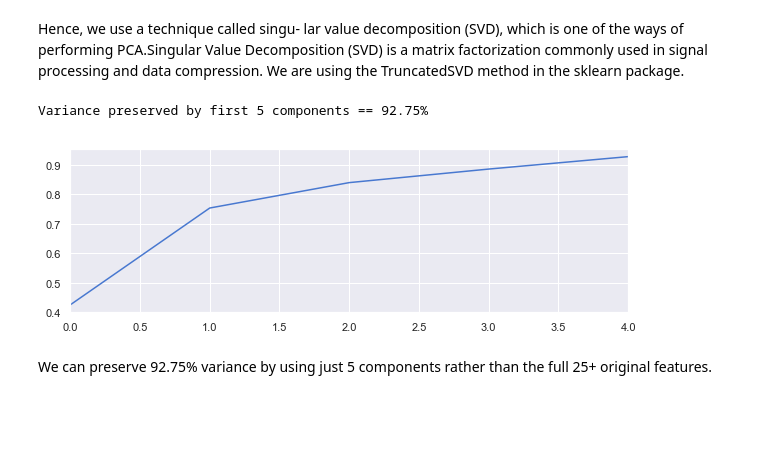
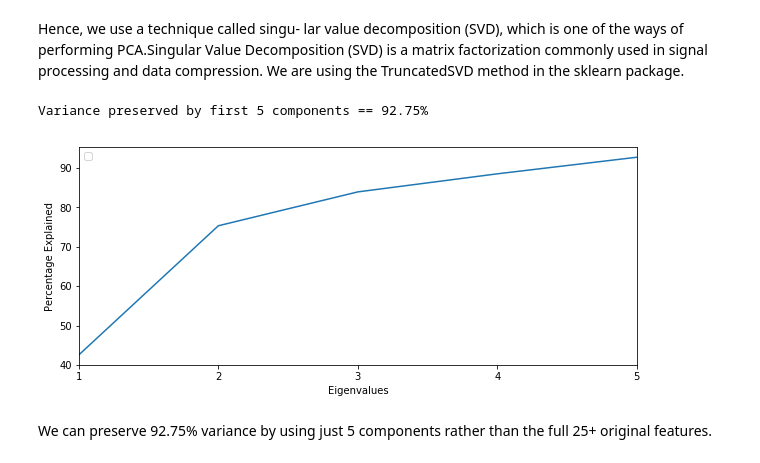
Before and after one commit to tatsath/fin-ml, a Jupyter notebook: Chapter 7 - Unsup. Learning - Dimensionality Reduction/CaseStudy3 -Bitcoin Trading - Enhancing Speed and accuracy/BitcoinTradingEnhancingSpeedAccuracy.ipynb, the cells around one changed output. Cells and saved outputs as stored; diff of their text form; code cells hidden in the pictures; blank space fills up the shorter version.

```diff
--- a/Chapter 7 - Unsup. Learning - Dimensionality Reduction/CaseStudy3 -Bitcoin Trading - Enhancing Speed and accuracy/BitcoinTradingEnhancingSpeedAccuracy.ipynb
+++ b/Chapter 7 - Unsup. Learning - Dimensionality Reduction/CaseStudy3 -Bitcoin Trading - Enhancing Speed and accuracy/BitcoinTradingEnhancingSpeedAccuracy.ipynb
@@ -334,15 +334,22 @@ We want to reduce the dimensionality of the problem to make it more manageable,
 Hence, we use a technique called singu‐
 lar value decomposition (SVD), which is one of the ways of performing PCA.Singular Value Decomposition (SVD) is a matrix factorization commonly used in signal processing and data compression. We are using the TruncatedSVD method in the sklearn package.
 # %%
+from matplotlib.ticker import MaxNLocator
 ncomps = 5
 svd = TruncatedSVD(n_components=ncomps)
 svd_fit = svd.fit(rescaledDataset)
+plt_data = pd.DataFrame(svd_fit.explained_variance_ratio_.cumsum()*100)
+plt_data.index = np.arange(1, len(plt_data) + 1)
 Y_pred = svd.fit_transform(rescaledDataset)
-ax = pd.Series(svd_fit.explained_variance_ratio_.cumsum()).plot(kind='line', figsize=(10, 3))
+ax = plt_data.plot(kind='line', figsize=(10, 4))
+ax.xaxis.set_major_locator(MaxNLocator(integer=True))
+ax.set_xlabel("Eigenvalues")
+ax.set_ylabel("Percentage Explained")
+ax.legend("")
 print('Variance preserved by first 5 components == {:.2%}'.format(svd_fit.explained_variance_ratio_.cumsum()[-1]))
 # %% [output]
 Variance preserved by first 5 components == 92.75%
-[figure, old version]
+[figure, new version]
 # %% [markdown]
 We can preserve 92.75% variance by using just 5 components rather than the full 25+ original features.
 # %%
```
Also changed, not shown: parts of 3 cells of this notebook.
